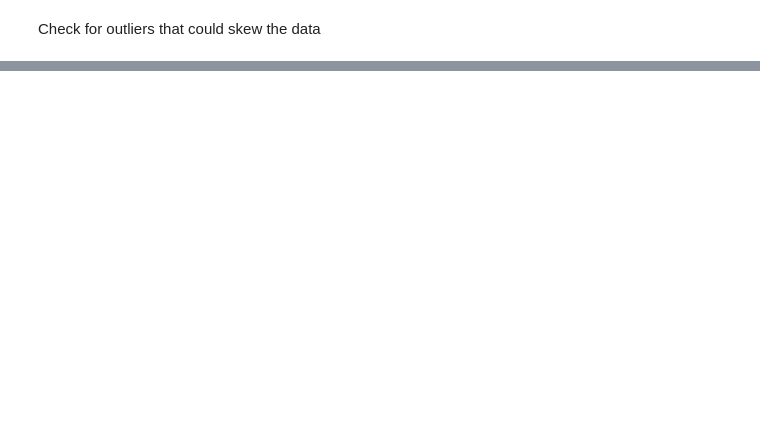
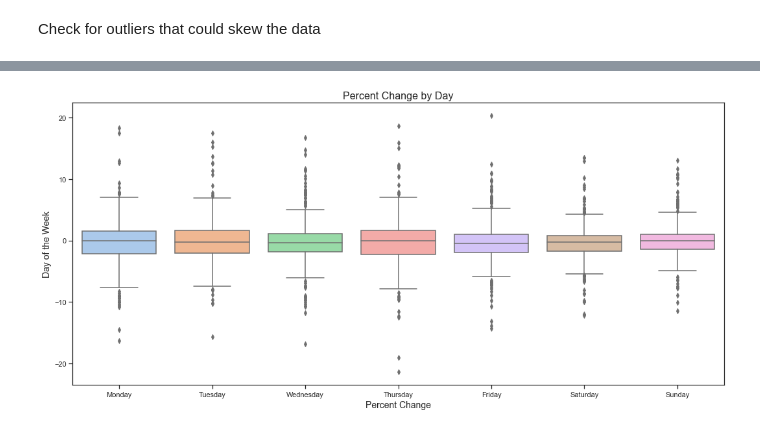
Before and after one commit to gfidanli/crypto-algo-trading, a Jupyter notebook: trading_studies/day_of_week.ipynb, the cells around one changed output, grey strips where cells are left out. Cells and saved outputs as stored; diff of their text form; code cells hidden in the pictures; blank space fills up the shorter version.

```diff
--- a/trading_studies/day_of_week.ipynb
+++ b/trading_studies/day_of_week.ipynb
@@ -113,0 +91,14 @@ NameError: name 'sns' is not defined
+# %%
+def get_day_group(day):
+    '''
+    Given a day of the week, output whether it is a weekday or weekend day.
+    '''
+
+    if day in ['Saturday','Sunday']:
+        return 'weekend'
+    else:
+        return 'weekday'
+
+df_btc_clean = df_btc_clean.copy()
+df_btc_clean['day_grp'] = df_btc_clean['day_of_week'].apply(lambda x: get_day_group(x))
+df_btc_clean.head()
@@ -113,0 +112,29 @@ NameError: name 'sns' is not defined
+# %%
+fig, ax = plt.subplots(figsize=(18,8))
+
+sns.set_theme(style="ticks", palette="pastel")
+
+boxplot = sns.boxplot(
+    x="day_of_week",
+    y='pct_chng',
+    data=df_btc_clean,
+    order=day_names,
+    # orient="h"
+)
+# boxplot = sns.stripplot(
+#     x="day_of_week",
+#     y="pct_chng",
+#     data=df_btc_clean,
+#     marker="o",
+#     alpha=0.3,
+#     color="black",
+#     order=day_names,
+# )
+
+boxplot.axes.set_title("Percent Change by Day", fontsize=16)
+boxplot.set_xlabel("Percent Change", fontsize=14)
+boxplot.set_ylabel("Day of the Week", fontsize=14)
+
+plt.show()
+# %% [output]
+[figure, added]
```
Also changed, not shown: parts of 12 cells of this notebook.
